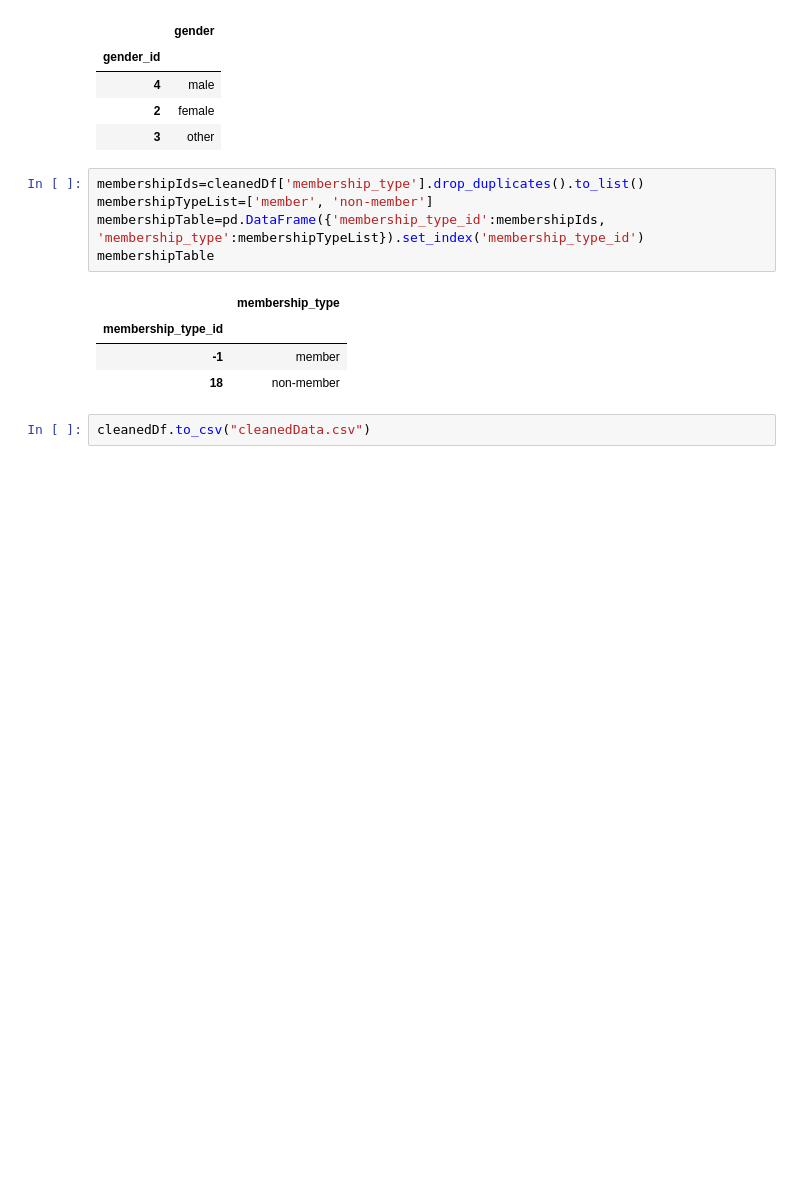
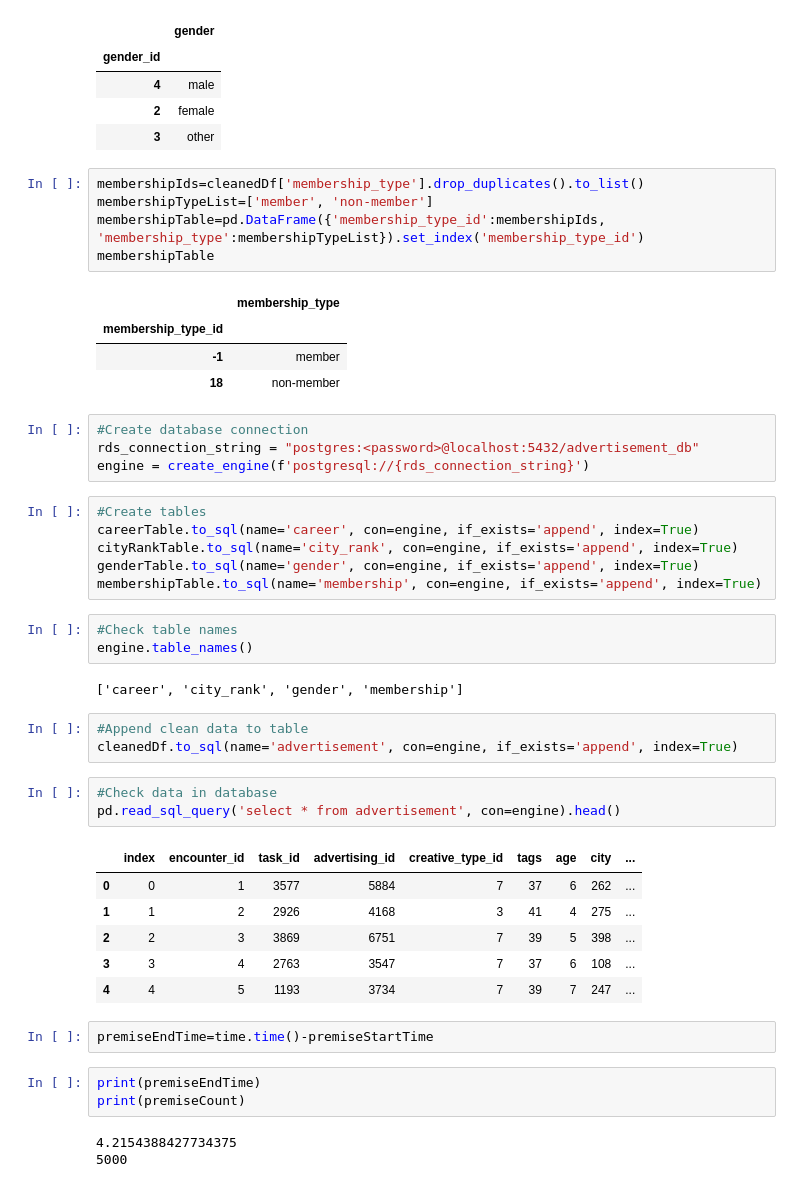
Before and after one commit to youngcourtcourt/etl-project, a Jupyter notebook: explore_columns.ipynb, the cells around one changed output. Drawn from its saved outputs; the diff is of its cells as text; blank space fills up the shorter version.

```diff
--- a/explore_columns.ipynb
+++ b/explore_columns.ipynb
@@ -126,5 +128,39 @@ membershipTable
 | membership_type_id |  |
 | -1 | member |
 | 18 | non-member |
-# %%
-cleanedDf.to_csv("cleanedData.csv")
+# %%
+#Create database connection
+rds_connection_string = "postgres:<password>@localhost:5432/advertisement_db"
+engine = create_engine(f'postgresql://{rds_connection_string}')
+# %%
+#Create tables
+careerTable.to_sql(name='career', con=engine, if_exists='append', index=True)
+cityRankTable.to_sql(name='city_rank', con=engine, if_exists='append', index=True)
+genderTable.to_sql(name='gender', con=engine, if_exists='append', index=True)
+membershipTable.to_sql(name='membership', con=engine, if_exists='append', index=True)
+# %%
+#Check table names
+engine.table_names()
+# %% [output]
+['career', 'city_rank', 'gender', 'membership']
+# %%
+#Append clean data to table
+cleanedDf.to_sql(name='advertisement', con=engine, if_exists='append', index=True)
+# %%
+#Check data in database
+pd.read_sql_query('select * from advertisement', con=engine).head()
+# %% [output]
+|  | index | encounter_id | task_id | advertising_id | creative_type_id | tags | age | city | ... |
+| 0 | 0 | 1 | 3577 | 5884 | 7 | 37 | 6 | 262 | ... |
+| 1 | 1 | 2 | 2926 | 4168 | 3 | 41 | 4 | 275 | ... |
+| 2 | 2 | 3 | 3869 | 6751 | 7 | 39 | 5 | 398 | ... |
+| 3 | 3 | 4 | 2763 | 3547 | 7 | 37 | 6 | 108 | ... |
+| 4 | 4 | 5 | 1193 | 3734 | 7 | 39 | 7 | 247 | ... |
+# %%
+premiseEndTime=time.time()-premiseStartTime
+# %%
+print(premiseEndTime)
+print(premiseCount)
+# %% [output]
+4.2154388427734375
+5000
```
Also changed, not shown: parts of 5 cells of this notebook.
